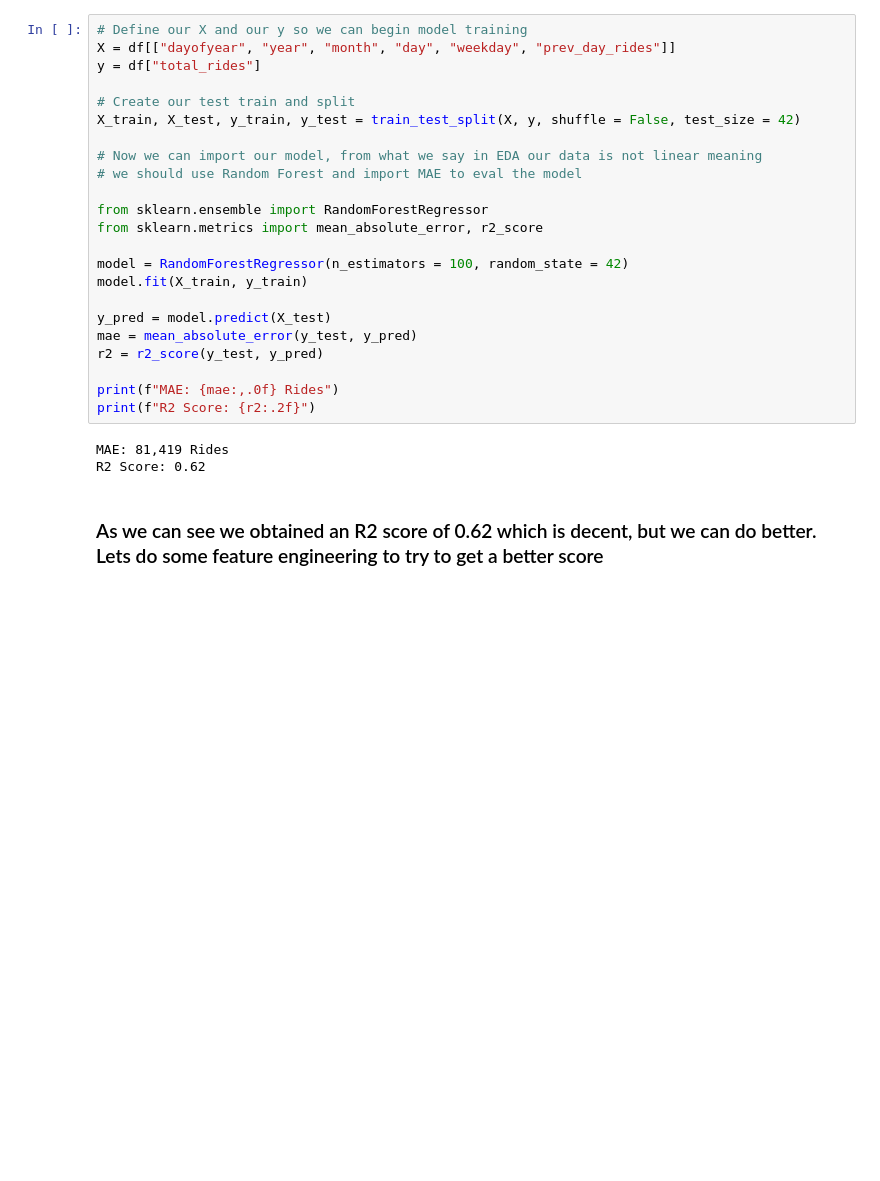
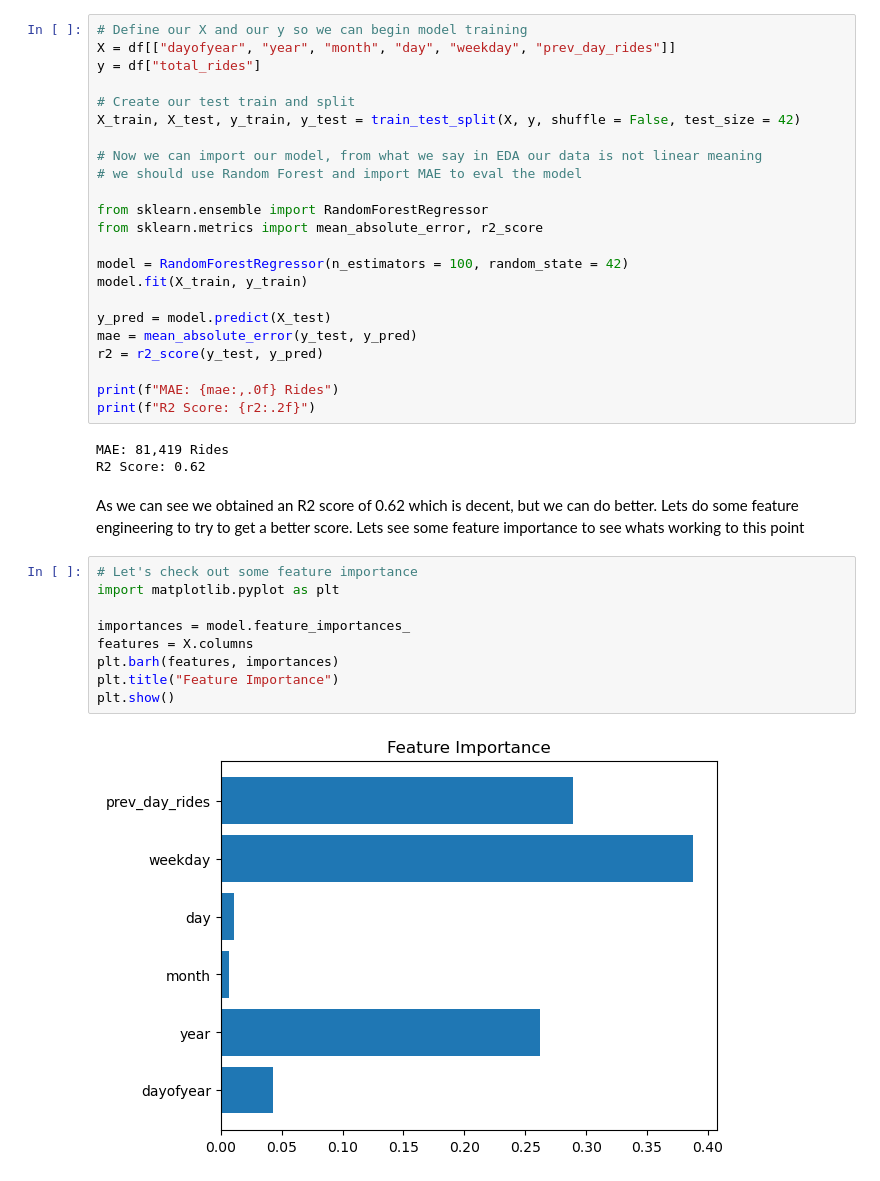
Before and after one commit to JulianGut2/CTA-Ridership-Analysis, a Jupyter notebook: notebooks/Model Training.ipynb, the cells around one changed output. Drawn from its saved outputs; the diff is of its cells as text; blank space fills up the shorter version.

```diff
--- a/notebooks/Model Training.ipynb
+++ b/notebooks/Model Training.ipynb
@@ -46,4 +46,15 @@ print(f"R2 Score: {r2:.2f}")
 MAE: 81,419 Rides
 R2 Score: 0.62
 # %% [markdown]
-### As we can see we obtained an R2 score of 0.62 which is decent, but we can do better. Lets do some feature engineering to try to get a better score
+As we can see we obtained an R2 score of 0.62 which is decent, but we can do better. Lets do some feature engineering to try to get a better score. Lets see some feature importance to see whats working to this point
+# %%
+# Let's check out some feature importance
+import matplotlib.pyplot as plt
+
+importances = model.feature_importances_
+features = X.columns
+plt.barh(features, importances)
+plt.title("Feature Importance")
+plt.show()
+# %% [output]
+[figure, added]
```
Also changed, not shown: parts of 6 cells of this notebook.
